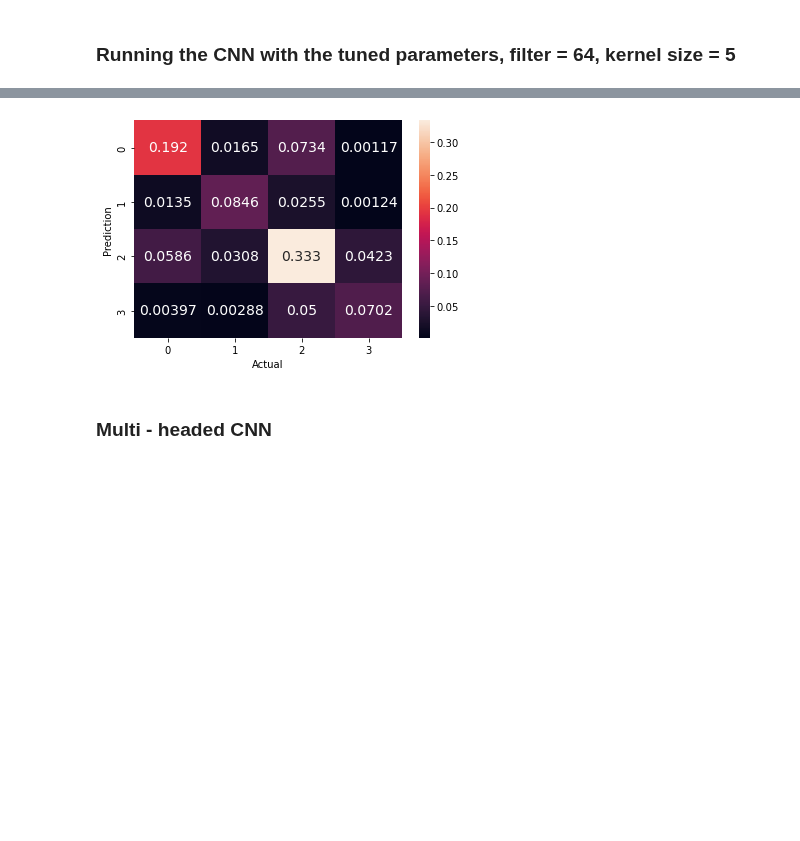
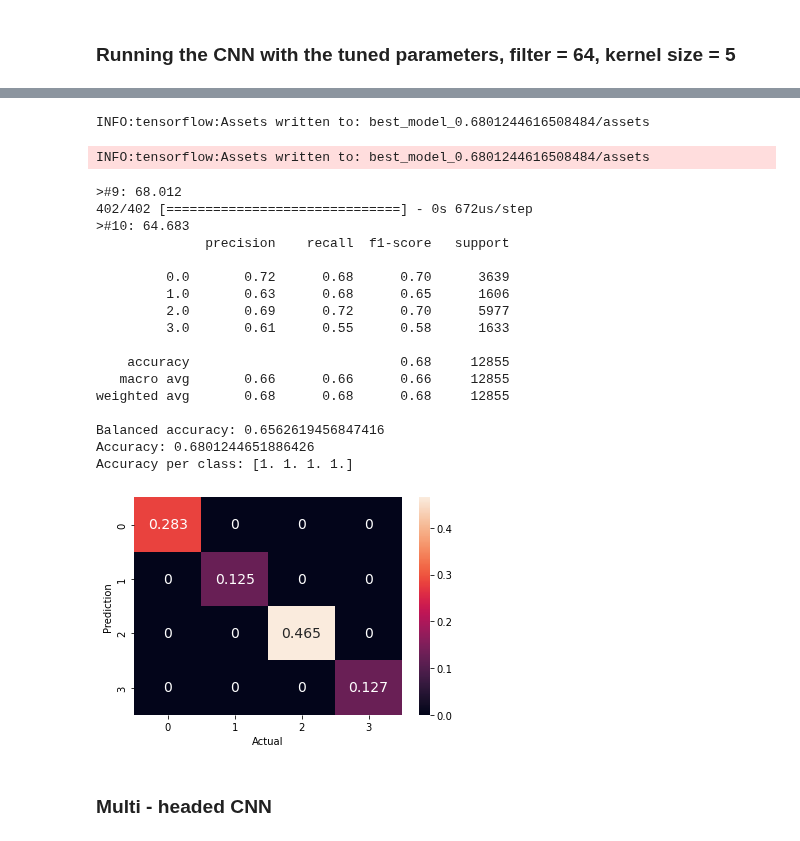
Before and after one commit to elifKurtay/ML_Sleep_Stages_Project, a Jupyter notebook: scripts/CNN_1D.ipynb, the cells around one changed output, grey strips where cells are left out. Saved outputs shown, nothing was run; the diff lists cells and outputs as text; code cells hidden in the pictures; blank space fills up the shorter version.

Commit message:
best model added

```diff
--- a/scripts/CNN_1D.ipynb
+++ b/scripts/CNN_1D.ipynb
@@ -71,7 +58,7 @@ def summarize_result(true, preds):
     print(classification_report(true,preds))
     print("Balanced accuracy:", balanced_accuracy_score(true,preds))
     print("Accuracy:",accuracy_score(true,preds))
-    plot_conf_matrix(true, y_te, normalize = True)
+    plot_conf_matrix(preds, true, normalize = True)
 # %% [markdown]
 ### Fitting the CNN model
 We will define the model as having two 1D CNN layers, followed by a dropout layer for regularization, then a pooling layer. It is common to define CNN layers in groups of two in order to give the model a good chance of learning features from the input data. CNNs learn very quickly, so the dropout layer is intended to help slow down the learning process and hopefully result in a better final model. The pooling layer reduces the learned features to 1/4 their size, consolidating them to only the most essential elements.
@@ -298,6 +285,8 @@ def evaluate_model(trainX, trainy, testX, testy):
     _, accuracy = model.evaluate(testX, testy, batch_size=batch_size, verbose=verbose)
     preds = model.predict(testX)
     classes = np.argmax(preds,axis=1)
+    if accuracy > 0.68:
+        model.save("best_model_" + str(accuracy))
     return classes, accuracy
 
 
@@ -339,4 +329,23 @@ Accuracy per class: [0.6784831  0.67745953 0.71674753 0.55235762]
+INFO:tensorflow:Assets written to: best_model_0.6801244616508484/assets
+INFO:tensorflow:Assets written to: best_model_0.6801244616508484/assets
+>#9: 68.012
+402/402 [==============================] - 0s 672us/step
+>#10: 64.683
+              precision    recall  f1-score   support
+
+         0.0       0.72      0.68      0.70      3639
+         1.0       0.63      0.68      0.65      1606
+         2.0       0.69      0.72      0.70      5977
+         3.0       0.61      0.55      0.58      1633
+
+    accuracy                           0.68     12855
+   macro avg       0.66      0.66      0.66     12855
+weighted avg       0.68      0.68      0.68     12855
+
+Balanced accuracy: 0.6562619456847416
+Accuracy: 0.6801244651886426
+Accuracy per class: [1. 1. 1. 1.]
-[figure, old version]
+[figure, new version]
 # %% [markdown]
 ### Multi - headed CNN
 # %%
```
Also changed, not shown: parts of 2 cells of this notebook, 6 other files.
